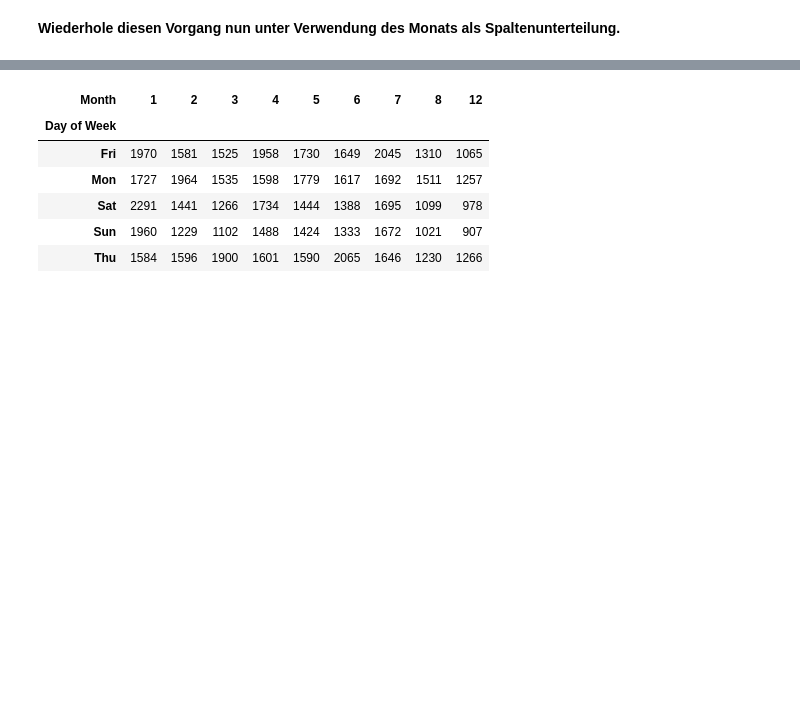
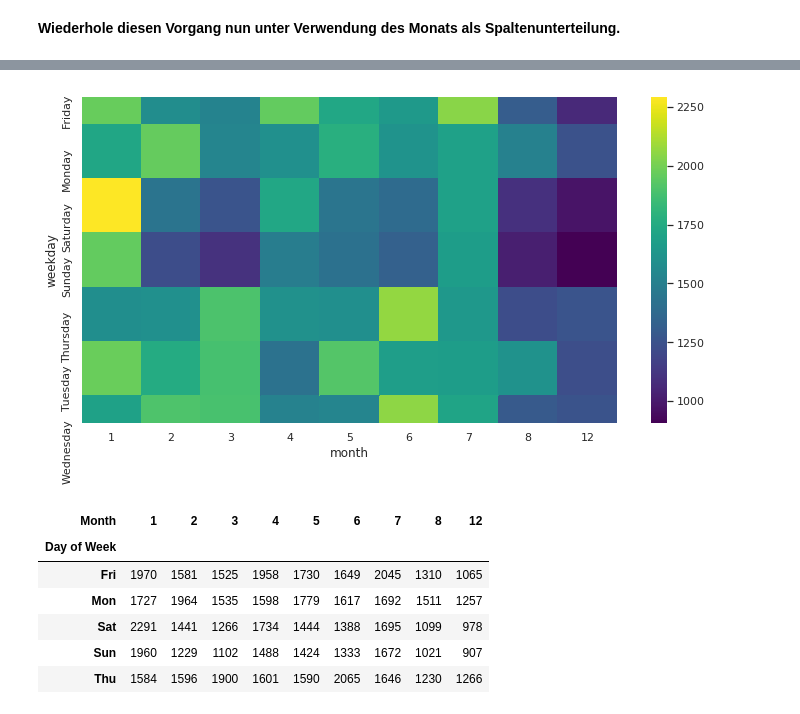
Before and after one commit to tixix/DataScience, a Jupyter notebook: Projects/1-911 Anrufe Projekt - Aufgabe.ipynb, the cells around one changed output, grey strips where cells are left out. Saved outputs shown, nothing was run; the diff lists cells and outputs as text; code cells hidden in the pictures; blank space fills up the shorter version.

```diff
--- a/Projects/1-911 Anrufe Projekt - Aufgabe.ipynb
+++ b/Projects/1-911 Anrufe Projekt - Aufgabe.ipynb
@@ -376,3 +389,6 @@ Falls du hier nicht weiter kommst schaue in die Lösung.
 [figure]
 # %% [markdown]
 **Wiederhole diesen Vorgang nun unter Verwendung des Monats als Spaltenunterteilung.**
+# %%
+df_911_weekday_month = df_911.groupby(['weekday', 'month']).count()['lat'].unstack(level=-1)
+df_911_weekday_month.head()
@@ -379,3 +403,8 @@ Falls du hier nicht weiter kommst schaue in die Lösung.
+# %%
+plt.figure(figsize=(12,6))
+ax = sns.heatmap(df_911_weekday_month,cmap='viridis')
+# %% [output]
+[figure, added]
 # %%
 # %% [output]
 | Month | 1 | 2 | 3 | 4 | 5 | 6 | 7 | 8 | 12 |
```
Also changed, not shown: parts of 7 cells of this notebook.
